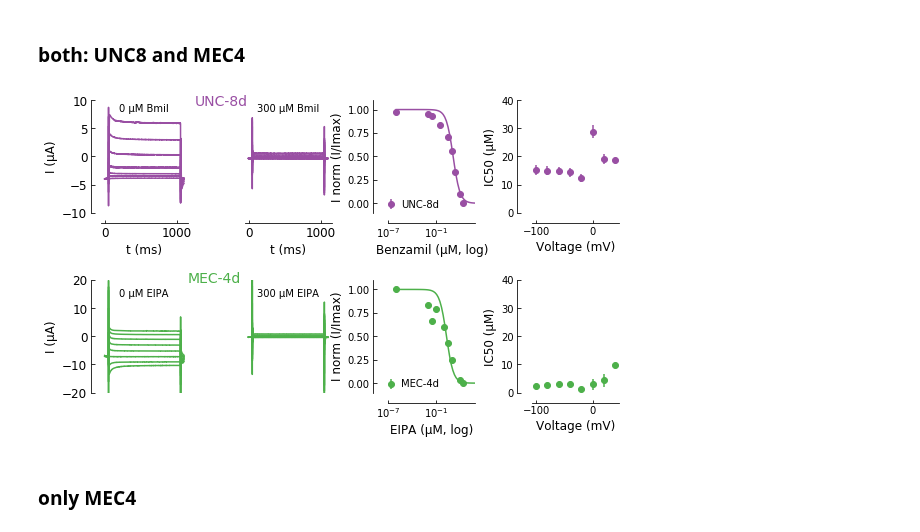
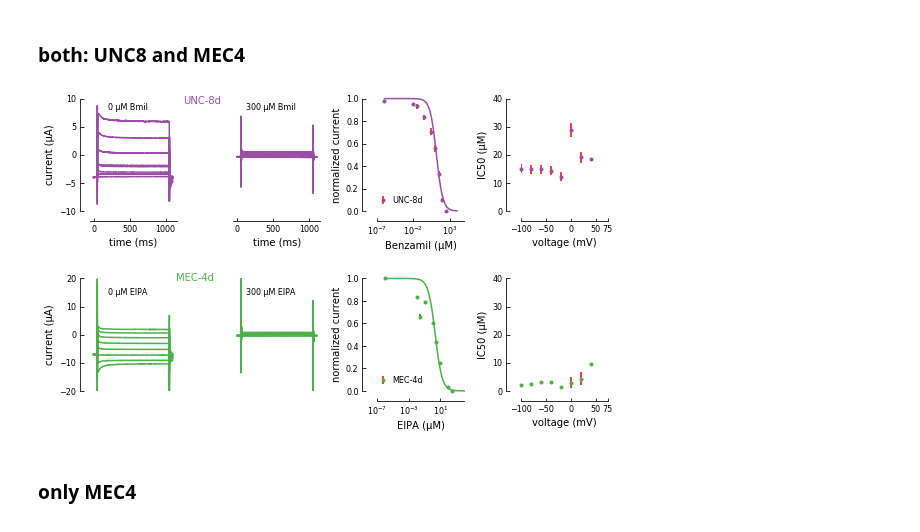
Before and after one commit to sfechner/JupyterNotebooksDEGENaCPharm, a Jupyter notebook: DoseResponseDATA.ipynb, the cells around one changed output. Drawn from its saved outputs; the diff is of its cells as text; code cells hidden in the pictures.

```diff
--- a/DoseResponseDATA.ipynb
+++ b/DoseResponseDATA.ipynb
@@ -68,3 +70,9 @@ locationFileEnantiomer = '/Users/Fechner/Box Sync/Fechner/TEVC-GoodmanlabBOX/Pro
+# %%
+AxisTickLabelSize = 8
+AxisLabelSize = 10
+AxisLegendSize = 8
+SizeOfMarker = 3
+ErrorColor = 'red'
 # %% [markdown]
 ### load specific sheets from excel file
 # %%
@@ -1904,7 +1945,7 @@ ax8 = plt.subplot(2,4,4)
 
 ##############
 ax1.set_ylim([-20, 20])
-ax1.text(200, 14, '0 µM EIPA')#numbers are the values on the axes
+ax1.text(200, 14, '0 µM EIPA', fontsize=AxisLegendSize)#numbers are the values on the axes
 # ax1.set_ylim([-150, 150])
 #ax1.set_xlim([300, 1400])
 ax1.spines['right'].set_visible(False)                                  # no spine at the right
@@ -1917,16 +1958,15 @@ ax1.spines['bottom'].set_position(('outward',10))
 ax1.get_yaxis().set_tick_params(direction='in')
 ax1.get_xaxis().set_tick_params(direction='in')
 # #ax1.plot([-1,20], [0,0] , 'k--', color='#000000', linewidth=1)#gray line for Zero or 1
-ax1.tick_params(axis='both', which='major', labelsize=12)
-
-ax1.set_xlabel('t (ms)',fontsize=12)
-ax1.set_ylabel('I (µA)',fontsize=12)
+ax1.set_xlabel('time (ms)',fontsize=AxisLabelSize)
+ax1.set_ylabel('current (µA)',fontsize=AxisLabelSize)
 ax1.spines['bottom'].set_visible(False)
 ax1.xaxis.set_visible(False)
+ax1.tick_params(axis='both', which='major', labelsize=AxisTickLabelSize)
 
 ##### ax2
 ax2.set_ylim([-20, 20])
-ax2.text(120, 14,  '300 µM EIPA')
+ax2.text(120, 14,  '300 µM EIPA',fontsize=AxisLegendSize)
 # ax1.set_ylim([-150, 150])
 #ax1.set_xlim([300, 1400])
 ax2.spines['right'].set_visible(False)                                  # no spine at the right
@@ -1939,16 +1979,15 @@ ax2.spines['bottom'].set_position(('outward',10))
 ax2.get_yaxis().set_tick_params(direction='in')
 ax2.get_xaxis().set_tick_params(direction='in')
 # #ax1.plot([-1,20], [0,0] , 'k--', color='#000000', linewidth=1)#gray line for Zero or 1
-ax2.tick_params(axis='both', which='major', labelsize=12)
 #ax2.text(1300, 20, 'MEC-4d',color=colorsSINGLES[0])
-ax2.set_xlabel('t (ms)',fontsize=12)
-ax2.set_ylabel('I (µA)',fontsize=12)
+ax2.set_xlabel('time (ms)',fontsize=AxisLabelSize)
+ax2.set_ylabel('current (µA)',fontsize=AxisLabelSize)
 ax2.spines['bottom'].set_visible(False)
 ax2.xaxis.set_visible(False)
 ax2.spines['left'].set_visible(False)
 ax2.yaxis.set_visible(False)
-ax2.text(-850, 19, 'MEC-4d',color=colorsSINGLES[0],fontsize=14)
-
+ax2.text(-850, 19, 'MEC-4d',color=colorsSINGLES[0],fontsize=AxisLabelSize)
+ax2.tick_params(axis='both', which='major', labelsize=AxisTickLabelSize)
 ############
 
 # ax5.set_xlabel('MAKE NICE',fontsize=12)
@@ -1960,7 +1999,7 @@ ax2.text(-850, 19, 'MEC-4d',color=colorsSINGLES[0],fontsize=14)
 #######
 ##### ax3
 ax5.set_ylim([-10, 10])
-ax5.text(200, 8, '0 µM Bmil')
+ax5.text(200, 8, '0 µM Bmil', fontsize=AxisLegendSize)
 #ax1.set_xlim([300, 1400])
 ax5.spines['right'].set_visible(False)                                  # no spine at the right
 ax5.spines['top'].set_visible(False)                                     # no spine at the top
@@ -1972,15 +2011,15 @@ ax5.spines['bottom'].set_position(('outward',10))
 ax5.get_yaxis().set_tick_params(direction='in')
 ax5.get_xaxis().set_tick_params(direction='in')
 # #ax1.plot([-1,20], [0,0] , 'k--', color='#000000', linewidth=1)#gray line for Zero or 1
-ax5.tick_params(axis='both', which='major', labelsize=12)
-ax5.set_xlabel('t (ms)',fontsize=12)
-ax5.set_ylabel('I (µA)',fontsize=12)
+ax5.set_xlabel('time (ms)',fontsize=AxisLabelSize)
+ax5.set_ylabel('current (µA)',fontsize=AxisLabelSize)
 #ax3.spines['bottom'].set_visible(False)
 #ax3.xaxis.set_visible(False)
+ax5.tick_params(axis='both', which='major', labelsize=AxisTickLabelSize)
 
 ##### ax2
 ax6.set_ylim([-10, +10])
-ax6.text(120, 8,  '300 µM Bmil')
+ax6.text(120, 8,  '300 µM Bmil', fontsize=AxisLegendSize)
 # ax1.set_ylim([-150, 150])
 #ax1.set_xlim([300, 1400])
 ax6.spines['right'].set_visible(False)                                  # no spine at the right
@@ -1993,24 +2032,24 @@ ax6.spines['bottom'].set_position(('outward',10))
 ax6.get_yaxis().set_tick_params(direction='in')
 ax6.get_xaxis().set_tick_params(direction='in')
 # ax1.plot([-1,20], [0,0] , 'k--', color='#000000', linewidth=1)#gray line for Zero or 1
-ax6.tick_params(axis='both', which='major', labelsize=12)
 #ax2.text(1300, 20, 'MEC-4d',color=colorsSINGLES[0])
-ax6.set_xlabel('t (ms)',fontsize=12)
-ax6.set_ylabel('I (µA)',fontsize=12)
+ax6.set_xlabel('time (ms)',fontsize=AxisLabelSize)
+ax6.set_ylabel('current (µA)',fontsize=AxisLabelSize)
 #ax4.spines['bottom'].set_visible(False)
 #ax4.xaxis.set_visible(False)
 ax6.spines['left'].set_visible(False)
 ax6.yaxis.set_visible(False)
-ax6.text(-750, 9, 'UNC-8d',color = colorsSINGLES[1],fontsize=14)
-
+ax6.text(-750, 9, 'UNC-8d',color = colorsSINGLES[1],fontsize=AxisLabelSize)
+ax6.tick_params(axis='both', which='major', labelsize=AxisTickLabelSize)
 
 
 
 
 #add Data and error bars
-ax3.errorbar(mg419_EIPA_Min60['concMicroMolar'],mg419_EIPA_Min60['Avg-mg419-EIPA-Min60'], yerr=mg419_EIPA_Min60['SEM-mg419-EIPA-Min60'], fmt='o', color = colorsSINGLES[0], label = 'MEC-4d')
+ax3.errorbar(mg419_EIPA_Min60['concMicroMolar'],mg419_EIPA_Min60['Avg-mg419-EIPA-Min60'], yerr=mg419_EIPA_Min60['SEM-mg419-EIPA-Min60'], fmt='o', color = colorsSINGLES[0], label = 'MEC-4d',markersize=SizeOfMarker,ecolor=ErrorColor,
+             clip_on=False)
 ax3.set_xlim([0.0000001, 10000])
-ax3.set_ylim([-0.1, 1.1])
+ax3.set_ylim([0, 1])
 #spines
 ax3.spines['right'].set_visible(False)
 ax3.spines['top'].set_visible(False)
@@ -2022,11 +2061,13 @@ ax3.spines['top'].set_position(('axes',5))
 ax3.get_yaxis().set_tick_params(direction='in')
 ax3.get_xaxis().set_tick_params(direction='in')
 #a2.plot([-1,20], [0,0] , 'k--', color='#000000', linewidth=1)#gray line for Zero or 1
-ax3.tick_params(axis='both', which='major', labelsize=10)
-ax3.set_xlabel('EIPA (µM, log)',fontsize=12)
-ax3.set_ylabel('I norm (I/Imax)',fontsize=12)
+ax3.tick_params(axis='both', which='major', labelsize=AxisLegendSize)
+ax3.set_xlabel('EIPA (µM)',fontsize=AxisLabelSize)
+ax3.set_ylabel('normalized current',fontsize=AxisLabelSize)
 ax3.legend()
-ax3.legend(frameon=False,loc='upper center', bbox_to_anchor=(0.25, 0.20),handletextpad=0.05)
+ax3.legend(frameon=False,loc='upper center', bbox_to_anchor=(0.25, 0.20),handletextpad=0.05,fontsize=AxisLegendSize)
+ax3.tick_params(axis='both', which='major', labelsize=AxisTickLabelSize)
+
 #ax2.set_title("add legend drugs")
 #a21.set_title('bla',size=18)
 #ax2.set_xticklabels(["VOltages"],rotation=30)
@@ -2039,13 +2080,14 @@ ax3.legend(frameon=False,loc='upper center', bbox_to_anchor=(0.25, 0.20),handlet
 
 # add Km plot
 ####
-ax4.errorbar(KmEIPAmg419['Voltages'],KmEIPAmg419['mg419-Mean-Km-EIPA'], yerr=KmEIPAmg419['mg419-SEM-Km-EIPA'], fmt='o', color = colorsSINGLES[0])
+ax4.errorbar(KmEIPAmg419['Voltages'],KmEIPAmg419['mg419-Mean-Km-EIPA'], yerr=KmEIPAmg419['mg419-SEM-Km-EIPA'], fmt='o', color = colorsSINGLES[0],markersize=SizeOfMarker,ecolor=ErrorColor,clip_on=False)
 #ax3.errorbar(KmAsp['Voltages'],KmAsp['mg419-Mean-Km-Asp'], yerr=KmAsp['mg419-SD-Km-Asp'], fmt='o', color = 'blue')
 #ax3.errorbar(KmDiclo['Voltages'],KmDiclo['mg419-Mean-Km-Diclo'], yerr=KmDiclo['mg419-SD-Km-Diclo'], fmt='o', color = 'magenta')
 #ax3.errorbar(KmIbu['Voltages'][0:3],KmIbu['mg419-Mean-Km-Ibu'][0:3], yerr=KmIbu['mg419-SD-Km-Ibu'][0:3], fmt='o', color = 'black')
 #ax3.errorbar(KmIbu['Voltages'][5:9],KmIbu['mg419-Mean-Km-Ibu'][5:9], yerr=KmIbu['mg419-SD-Km-Ibu'][5:9], fmt='o', color = 'black')
 #ax3.set_xlim([0.0000001, 10000])
 ax4.set_ylim([0,40])
+ax4.set_xlim([-100,75])
 #spines
 ax4.spines['right'].set_visible(False)
 ax4.spines['top'].set_visible(False)
@@ -2056,17 +2098,18 @@ ax4.spines['bottom'].set_position(('outward',10))
 ax4.spines['top'].set_position(('axes',5))
 ax4.get_yaxis().set_tick_params(direction='in')
 ax4.get_xaxis().set_tick_params(direction='in')
-ax4.set_xlabel('Voltage (mV)',fontsize=12)
-ax4.set_ylabel('IC50 (µM)',fontsize=12)
-
+ax4.set_xlabel('voltage (mV)',fontsize=AxisLabelSize)
+ax4.set_ylabel('IC50 (µM)',fontsize=AxisLabelSize)
+ax4.tick_params(axis='both', which='major', labelsize=AxisTickLabelSize)
+ax4.set_xticks([-100,-50,0,50,75])
 
 ####
 
 #### plot 5
-ax7.errorbar(pTL69_Bmil_Min60['concMicroMolar'],pTL69_Bmil_Min60['Avg-pTL69-Bmil-Min60'], yerr=pTL69_Bmil_Min60['SEM-pTL69-Bmil-Min60'], fmt='o', color = colorsSINGLES[1], label = 'UNC-8d')
+ax7.errorbar(pTL69_Bmil_Min60['concMicroMolar'],pTL69_Bmil_Min60['Avg-pTL69-Bmil-Min60'], yerr=pTL69_Bmil_Min60['SEM-pTL69-Bmil-Min60'], fmt='o', color = colorsSINGLES[1], label = 'UNC-8d',markersize=SizeOfMarker,ecolor=ErrorColor,clip_on=False)
 
-ax7.set_xlim([0.0000001, 10000])
-ax7.set_ylim([-0.1, 1.1])
+ax7.set_xlim([0.0000001, 100000])
+ax7.set_ylim([0, 1])
 #spines
 ax7.spines['right'].set_visible(False)
 ax7.spines['top'].set_visible(False)
@@ -2077,15 +2120,18 @@ ax7.spines['bottom'].set_position(('outward',10))
 ax7.spines['top'].set_position(('axes',5))
 ax7.get_yaxis().set_tick_params(direction='in')
 ax7.get_xaxis().set_tick_params(direction='in')
-ax7.set_xlabel('Benzamil (µM, log)',fontsize=12)
-ax7.set_ylabel('I norm (I/Imax)',fontsize=12)
+ax7.set_xlabel('Benzamil (µM)',fontsize=AxisLabelSize)
+ax7.set_ylabel('normalized current',fontsize=AxisLabelSize)
 ax7.legend()
-ax7.legend(frameon=False,loc='upper center', bbox_to_anchor=(0.25, 0.20),handletextpad=0.05)
+ax7.legend(frameon=False,loc='upper center', bbox_to_anchor=(0.25, 0.20),handletextpad=0.05,fontsize=AxisLegendSize)
+ax7.tick_params(axis='both', which='major', labelsize=AxisTickLabelSize)
+#ax8.set_xticks([-100,-50,0,50,75])
 
 #### plot 6
 ####
-ax8.errorbar(KmBmilpTL69['Voltages'],KmBmilpTL69['pTL69-Mean-Km-Bmil'], yerr=KmBmilpTL69['pTL69-SEM-Km-Bmil'], fmt='o', color = colorsSINGLES[1])
+ax8.errorbar(KmBmilpTL69['Voltages'],KmBmilpTL69['pTL69-Mean-Km-Bmil'], yerr=KmBmilpTL69['pTL69-SEM-Km-Bmil'], fmt='o', color = colorsSINGLES[1],markersize=SizeOfMarker,ecolor=ErrorColor,clip_on=False)
 ax8.set_ylim([0,40])
+ax8.set_xlim([-100,75])
 #sines
 ax8.spines['right'].set_visible(False)
 ax8.spines['top'].set_visible(False)
@@ -2096,8 +2142,10 @@ ax8.spines['bottom'].set_position(('outward',10))
 ax8.spines['top'].set_position(('axes',5))
 ax8.get_yaxis().set_tick_params(direction='in')
 ax8.get_xaxis().set_tick_params(direction='in')
-ax8.set_xlabel('Voltage (mV)',fontsize=12)
-ax8.set_ylabel('IC50 (µM)',fontsize=12)
+ax8.set_xlabel('voltage (mV)',fontsize=AxisLabelSize)
+ax8.set_ylabel('IC50 (µM)',fontsize=AxisLabelSize)
+ax8.tick_params(axis='both', which='major', labelsize=AxisTickLabelSize)
+ax8.set_xticks([-100,-50,0,50,75])
 
 
 plt.gcf().subplots_adjust(bottom=0.3, left=0.1,hspace=0.6, wspace=0.65)
@@ -2106,36 +2154,36 @@ plt.gcf().subplots_adjust(bottom=0.3, left=0.1,hspace=0.6, wspace=0.65)
 
 ###########################################################################################################
 #### add Hill Equations to plot
 #def func(x, Imax, n, Km): # Hill sigmoidal equation from zunzun.com
 def Hill(x, Imax, n, Km):
     return  Imax * np.power(x, n) / (np.power(Km, n) + np.power(x, n))
 
 #HILLBLOCK
 def Hillblock(xb, Imaxb, nb, Kmb):
     return  Imaxb * np.power(Kmb, nb) / (np.power(Kmb, nb) + np.power(xb, nb))
 
 xModel = np.logspace(-6, 4) #same for all
 
 #### Mean Hill values calulated at -60 mV
 MeanHillmg419EIPA = np.array([1,  1, KmEIPAmg419['mg419-Mean-Km-EIPA'][0]]) # [n,Imax,Km]
 y_mg419EIPA = Hillblock(xModel, *MeanHillmg419EIPA) #use fittedParameters or initialParameters(or others preciously calculated)
 ####
 
 MeanHillpTL69Bmil = np.array([1,  1, KmBmilpTL69['pTL69-Mean-Km-Bmil'][0]]) # [n,Imax,Km]
 y_pTL69Bmil = Hillblock(xModel, *MeanHillpTL69Bmil) #use fittedParameters or initialParameters(or others preciously calculated)
 ####
 
 
 ### Individual curves
-ax3.plot(xModel, y_mg419EIPA, color = colorsSINGLES[0])
+ax3.plot(xModel, y_mg419EIPA, color = colorsSINGLES[0],clip_on=False)
 
-ax7.plot(xModel, y_pTL69Bmil, color = colorsSINGLES[1])
+ax7.plot(xModel, y_pTL69Bmil, color = colorsSINGLES[1],clip_on=False)
 
 
 
 plt.savefig(filedirManuscript+"FigX-Supplementary"+'.pdf')
 # %% [output]
-[figure, old version]
+[figure, new version]
 # %% [markdown]
 ### only MEC4
 # %%
```
Also changed, not shown: parts of 18 cells of this notebook, 1 other file.
